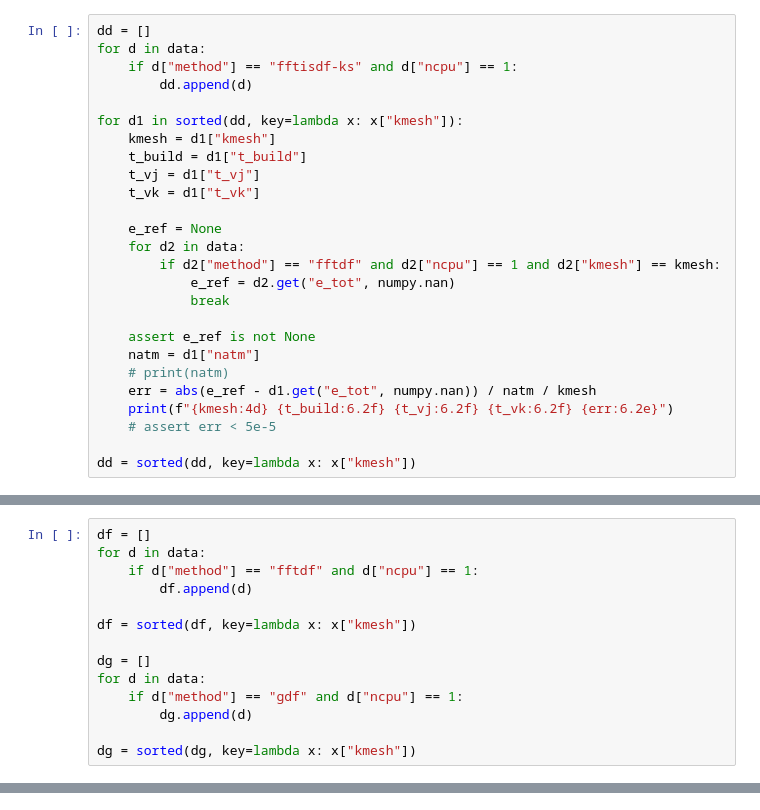
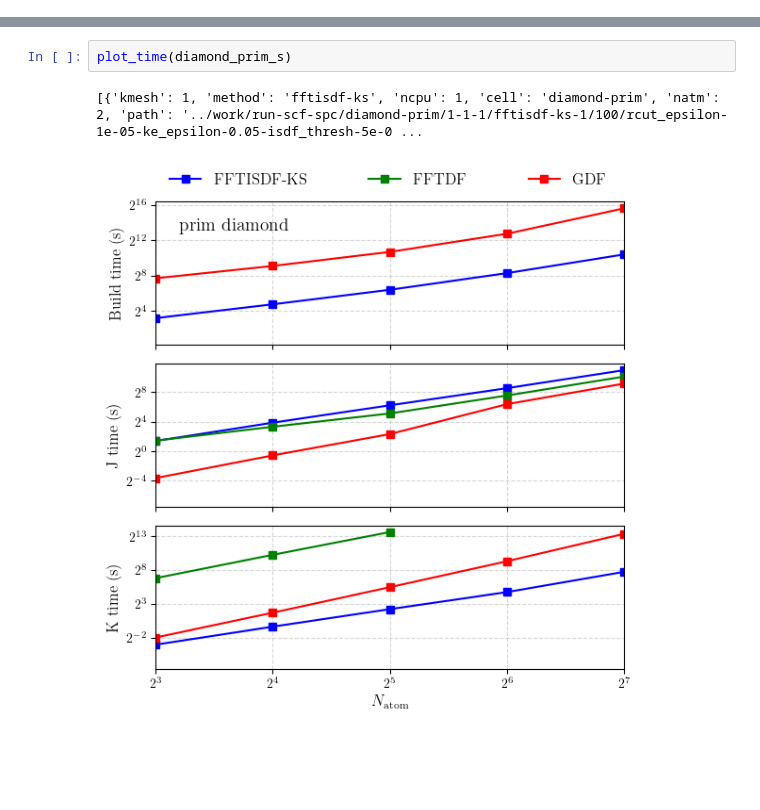
Before and after one commit to yangjunjie0320/benchmark-fftisdf, a Jupyter notebook: plot/collect-spc-data.ipynb, the cells around one changed output, grey strips where cells are left out. Saved outputs shown, nothing was run; the diff lists cells and outputs as text; blank space fills up the shorter version.

```diff
--- a/plot/collect-spc-data.ipynb
+++ b/plot/collect-spc-data.ipynb
@@ -123,26 +113,0 @@ plt.show()
-# %%
-dd = []
-for d in data:
-    if d["method"] == "fftisdf-ks" and d["ncpu"] == 1:
-        dd.append(d)
-
-for d1 in sorted(dd, key=lambda x: x["kmesh"]):
-    kmesh = d1["kmesh"]
-    t_build = d1["t_build"]
-    t_vj = d1["t_vj"]
-    t_vk = d1["t_vk"]
-
-    e_ref = None
-    for d2 in data:
-        if d2["method"] == "fftdf" and d2["ncpu"] == 1 and d2["kmesh"] == kmesh:
-            e_ref = d2.get("e_tot", numpy.nan)
-            break
-
-    assert e_ref is not None
-    natm = d1["natm"]
-    # print(natm)
-    err = abs(e_ref - d1.get("e_tot", numpy.nan)) / natm / kmesh
-    print(f"{kmesh:4d} {t_build:6.2f} {t_vj:6.2f} {t_vk:6.2f} {err:6.2e}")
-    # assert err < 5e-5
-
-dd = sorted(dd, key=lambda x: x["kmesh"])
@@ -155,14 +113,0 @@ dd = sorted(dd, key=lambda x: x["kmesh"])
-# %%
-df = []
-for d in data:
-    if d["method"] == "fftdf" and d["ncpu"] == 1:
-        df.append(d)
-
-df = sorted(df, key=lambda x: x["kmesh"])
-
-dg = []
-for d in data:
-    if d["method"] == "gdf" and d["ncpu"] == 1:
-        dg.append(d)
-
-dg = sorted(dg, key=lambda x: x["kmesh"])
@@ -227,0 +213,5 @@ ax.semilogy(x, y, label="gdf")
+# %%
+plot_time(diamond_prim_s)
+# %% [output]
+[{'kmesh': 1, 'method': 'fftisdf-ks', 'ncpu': 1, 'cell': 'diamond-prim', 'natm': 2, 'path': '../work/run-scf-spc/diamond-prim/1-1-1/fftisdf-ks-1/100/rcut_epsilon-1e-05-ke_epsilon-0.05-isdf_thresh-5e-0 ...
+[figure, added]
```
Also changed, not shown: parts of 9 cells of this notebook, 1 other file.
